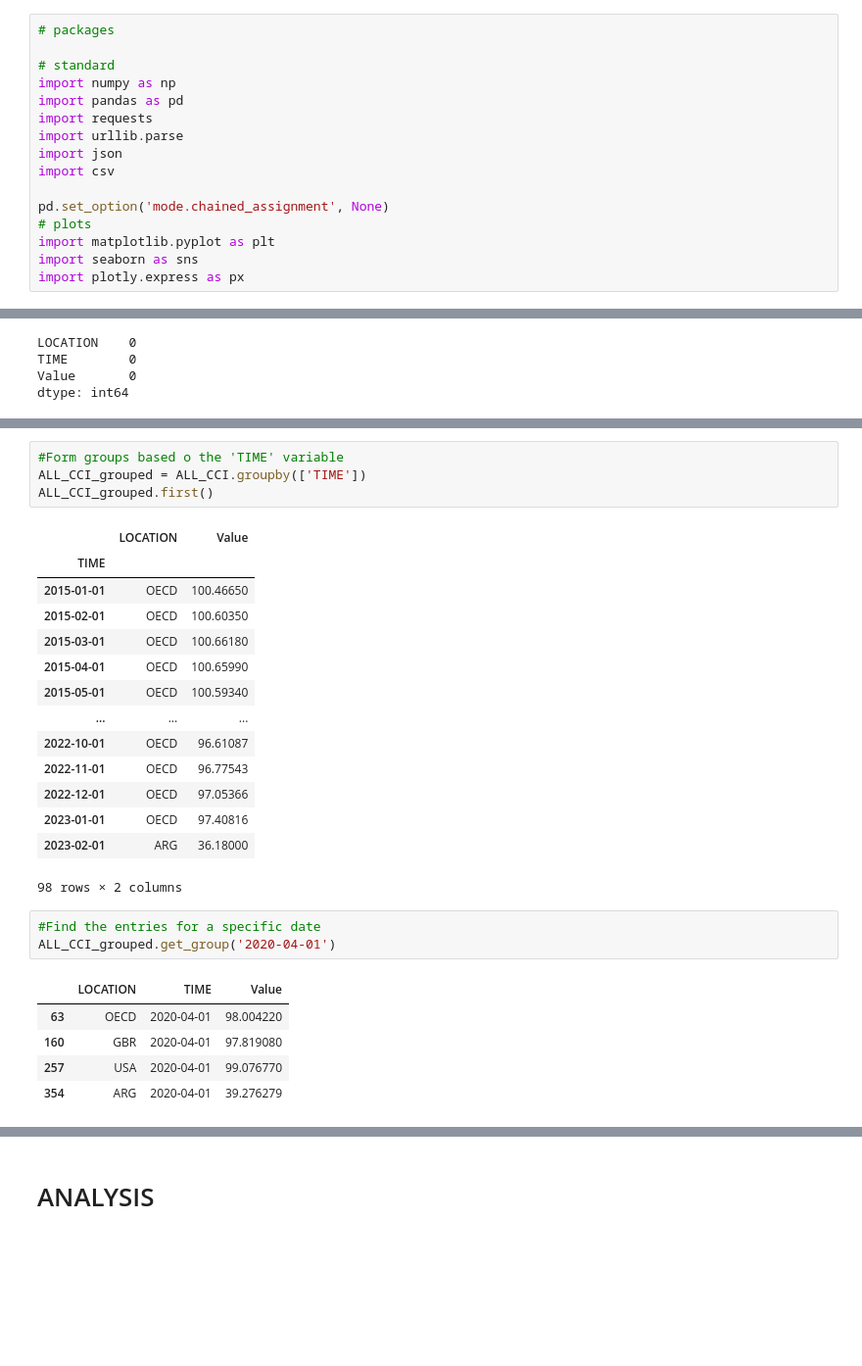
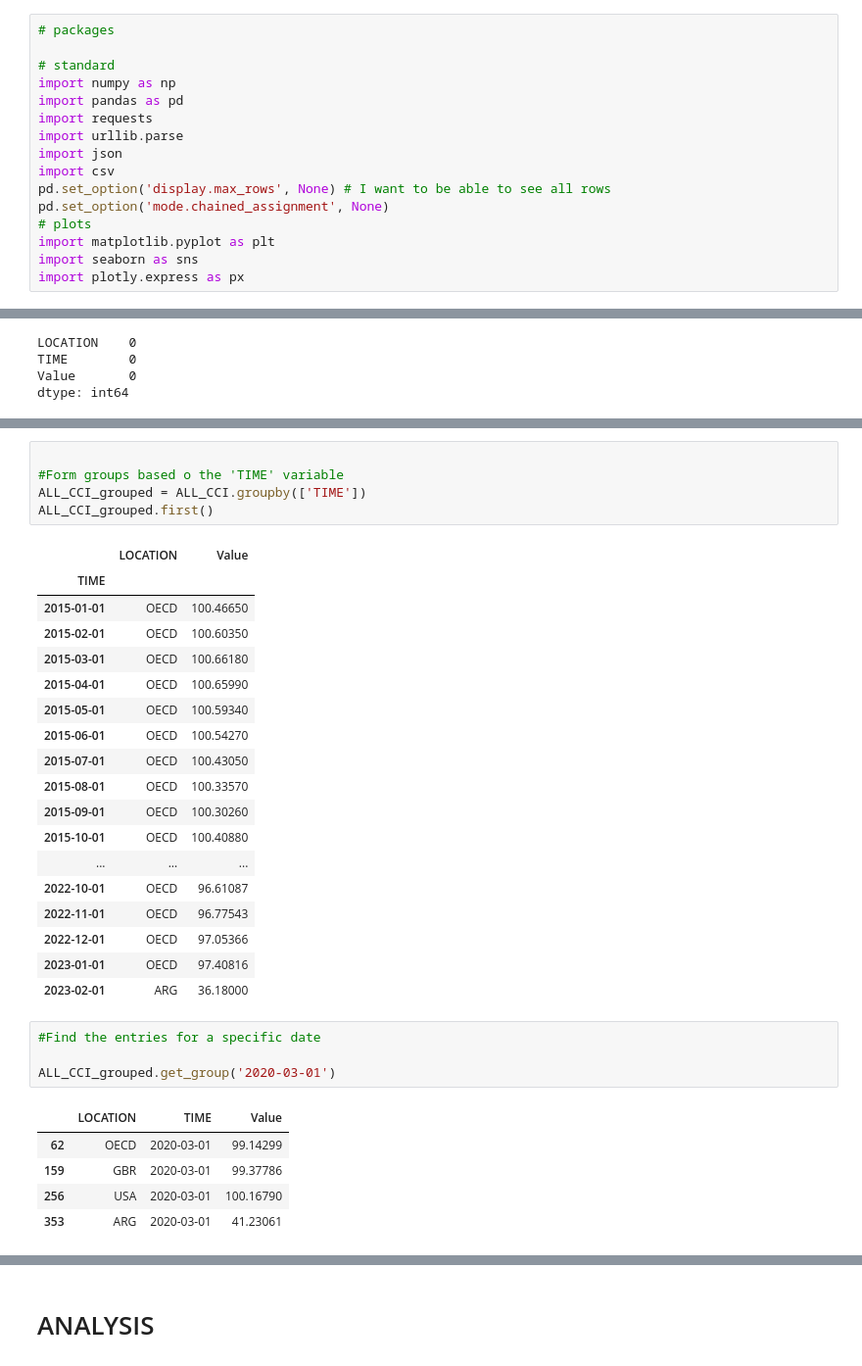
Before and after one commit to natmonge/UCDPA_NataliaMongelos, a Jupyter notebook: Data_Analytics_Project.ipynb, the cells around one changed output, grey strips where cells are left out. Shown: that part at 98% size. Saved outputs shown, nothing was run; the diff lists cells and outputs as text; blank space fills up the shorter version.

```diff
--- a/Data_Analytics_Project.ipynb
+++ b/Data_Analytics_Project.ipynb
@@ -10,7 +10,7 @@ import requests
 import urllib.parse
 import json
 import csv
-
+pd.set_option('display.max_rows', None) # I want to be able to see all rows
 pd.set_option('mode.chained_assignment', None)
 # plots
 import matplotlib.pyplot as plt
@@ -198,4 +246,5 @@ print(ALL_CCI_sorted)
 # %%
+
 #Form groups based o the 'TIME' variable
 ALL_CCI_grouped = ALL_CCI.groupby(['TIME'])
 ALL_CCI_grouped.first()
@@ -207,19 +256,24 @@ ALL_CCI_grouped.first()
 | 2015-03-01 | OECD | 100.66180 |
 | 2015-04-01 | OECD | 100.65990 |
 | 2015-05-01 | OECD | 100.59340 |
+| 2015-06-01 | OECD | 100.54270 |
+| 2015-07-01 | OECD | 100.43050 |
+| 2015-08-01 | OECD | 100.33570 |
+| 2015-09-01 | OECD | 100.30260 |
+| 2015-10-01 | OECD | 100.40880 |
 | ... | ... | ... |
 | 2022-10-01 | OECD | 96.61087 |
 | 2022-11-01 | OECD | 96.77543 |
 | 2022-12-01 | OECD | 97.05366 |
 | 2023-01-01 | OECD | 97.40816 |
 | 2023-02-01 | ARG | 36.18000 |
-98 rows × 2 columns
 # %%
 #Find the entries for a specific date
-ALL_CCI_grouped.get_group('2020-04-01')
+
+ALL_CCI_grouped.get_group('2020-03-01')
 # %% [output]
 |  | LOCATION | TIME | Value |
-| 63 | OECD | 2020-04-01 | 98.004220 |
-| 160 | GBR | 2020-04-01 | 97.819080 |
-| 257 | USA | 2020-04-01 | 99.076770 |
-| 354 | ARG | 2020-04-01 | 39.276279 |
+| 62 | OECD | 2020-03-01 | 99.14299 |
+| 159 | GBR | 2020-03-01 | 99.37786 |
+| 256 | USA | 2020-03-01 | 100.16790 |
+| 353 | ARG | 2020-03-01 | 41.23061 |
```
Also changed, not shown: parts of 24 cells of this notebook.
